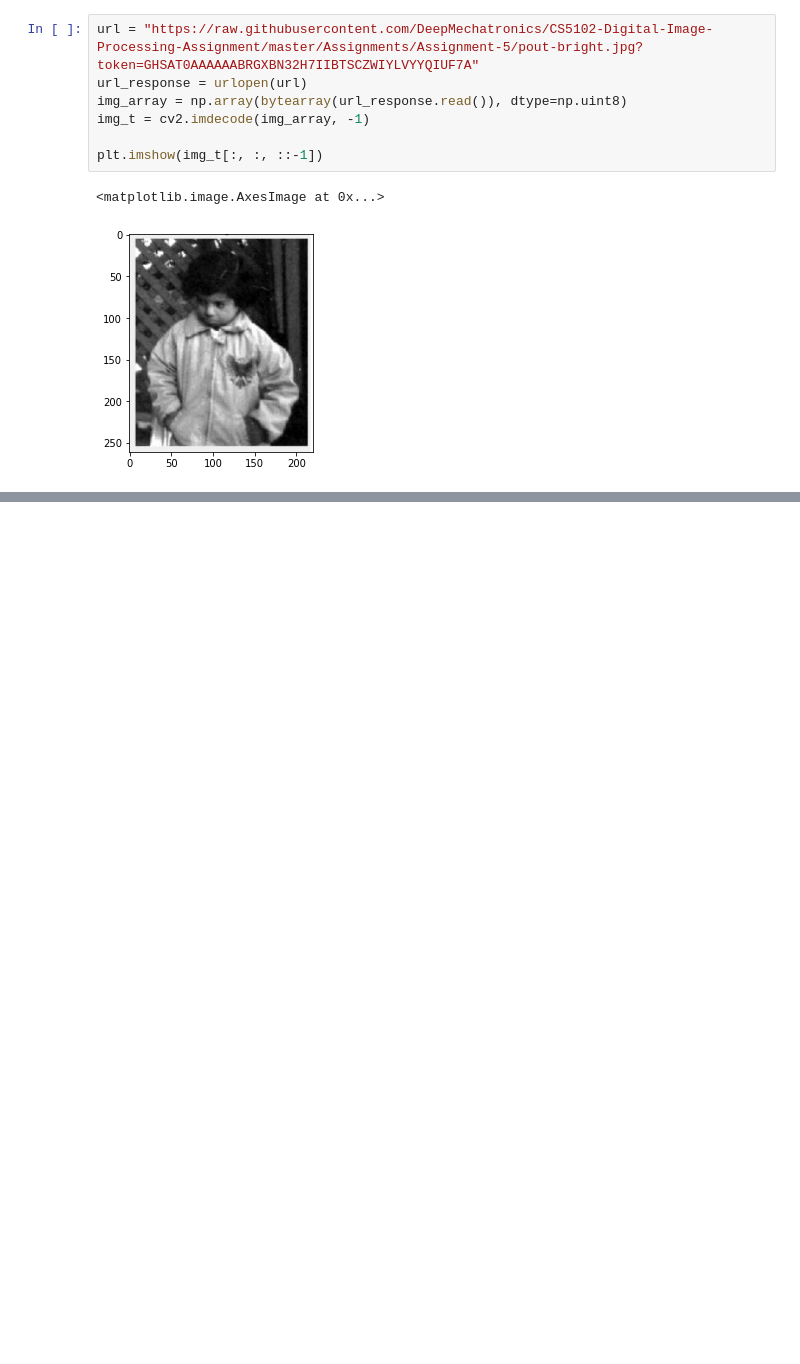
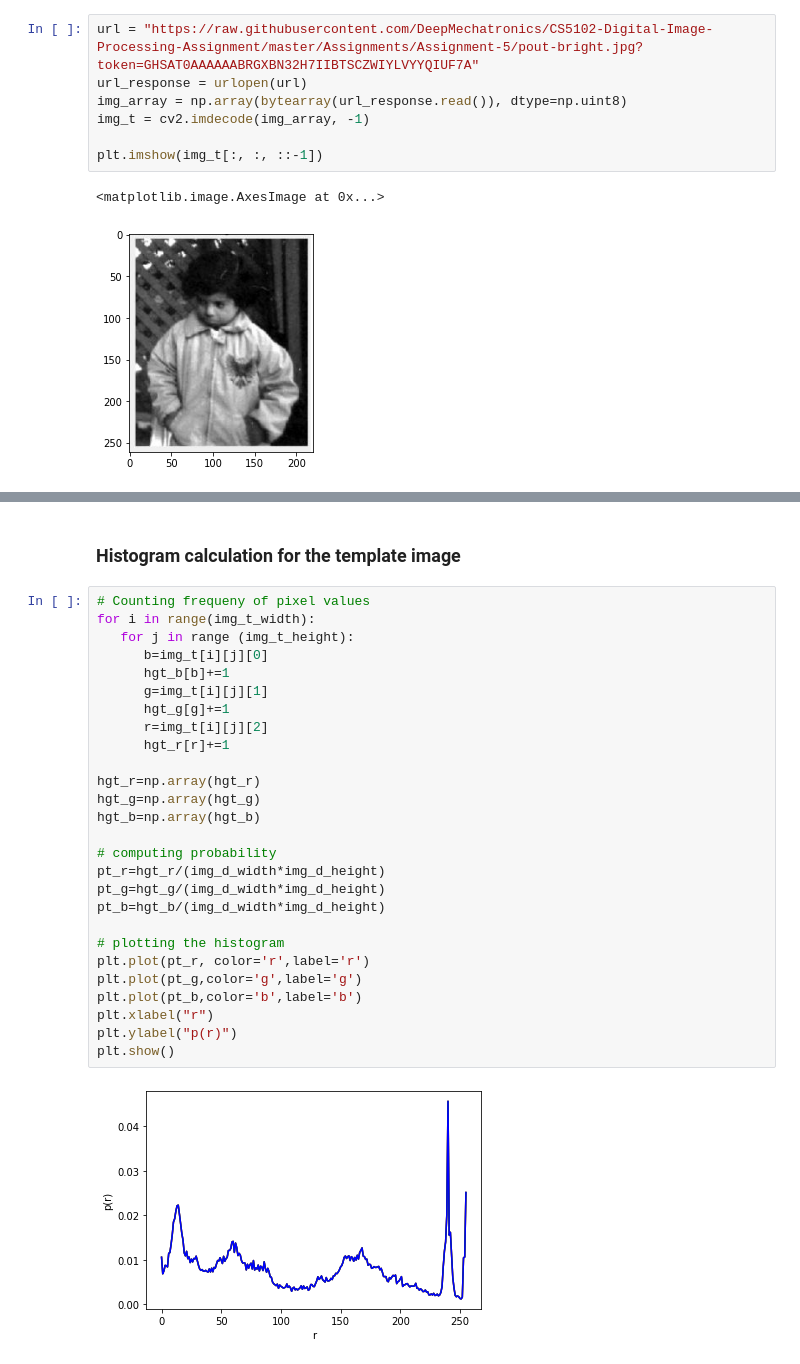
Before and after one commit to rad-mit/CS5102-Digital-Image-Processing-Project, a Jupyter notebook: Assignments/Assignment-5/DIP_Assignment_5.ipynb, the cells around one changed output, grey strips where cells are left out. Cells and saved outputs as stored; diff of their text form; blank space fills up the shorter version.

```diff
--- a/Assignments/Assignment-5/DIP_Assignment_5.ipynb
+++ b/Assignments/Assignment-5/DIP_Assignment_5.ipynb
@@ -191,0 +214,31 @@ plt.show()
+# %% [markdown]
+### Histogram calculation for the template image
+# %%
+# Counting frequeny of pixel values
+for i in range(img_t_width):
+   for j in range (img_t_height):
+      b=img_t[i][j][0]
+      hgt_b[b]+=1
+      g=img_t[i][j][1]
+      hgt_g[g]+=1
+      r=img_t[i][j][2]
+      hgt_r[r]+=1
+
+hgt_r=np.array(hgt_r)
+hgt_g=np.array(hgt_g)
+hgt_b=np.array(hgt_b)
+
+# computing probability
+pt_r=hgt_r/(img_d_width*img_d_height)
+pt_g=hgt_g/(img_d_width*img_d_height)
+pt_b=hgt_b/(img_d_width*img_d_height)
+
+# plotting the histogram
+plt.plot(pt_r, color='r',label='r')
+plt.plot(pt_g,color='g',label='g')
+plt.plot(pt_b,color='b',label='b')
+plt.xlabel("r")
+plt.ylabel("p(r)")
+plt.show()
+# %% [output]
+[figure, added]
```
Also changed, not shown: parts of 13 cells of this notebook.
